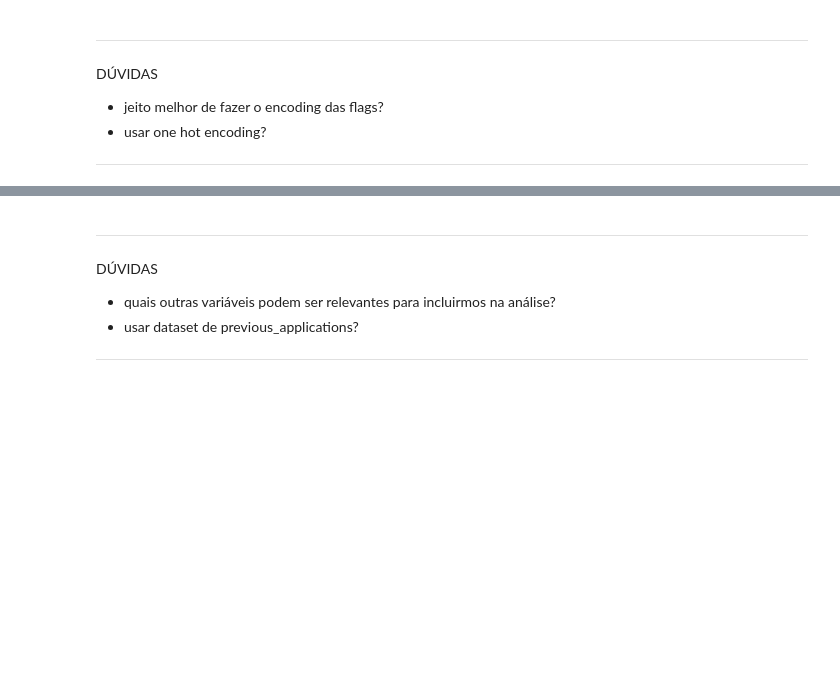
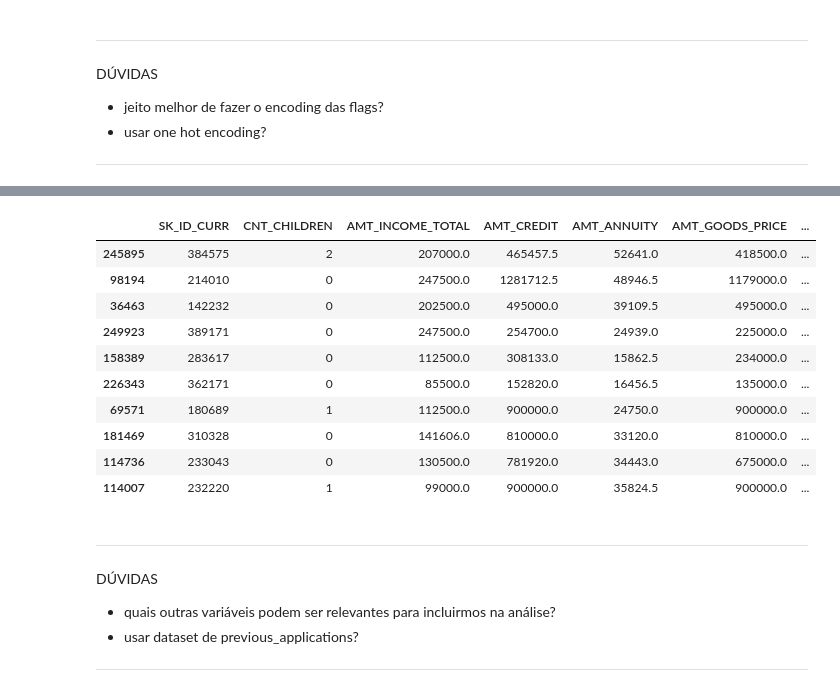
Before and after one commit to beatrizmie/Feature_Selection_Project, a Jupyter notebook: creditApprovalDataset.ipynb, the cells around one changed output, grey strips where cells are left out. Saved outputs shown, nothing was run; the diff lists cells and outputs as text; code cells hidden in the pictures; blank space fills up the shorter version.

```diff
--- a/creditApprovalDataset.ipynb
+++ b/creditApprovalDataset.ipynb
@@ -302,6 +318,10 @@ dtype: int64
 x_train['NAME_TYPE_SUITE'] = x_train['NAME_TYPE_SUITE'].fillna('Unaccompanied')
 x_train['EMERGENCYSTATE_MODE'] = x_train['EMERGENCYSTATE_MODE'].fillna('Undefined')
 x_train['OCCUPATION_TYPE'] = x_train['OCCUPATION_TYPE'].fillna('Other')
+
+x_test['NAME_TYPE_SUITE'] = x_test['NAME_TYPE_SUITE'].fillna('Unaccompanied')
+x_test['EMERGENCYSTATE_MODE'] = x_test['EMERGENCYSTATE_MODE'].fillna('Undefined')
+x_test['OCCUPATION_TYPE'] = x_test['OCCUPATION_TYPE'].fillna('Other')
 # %%
 x_train.isnull().any()
 # %% [output]
@@ -382,3 +403,21 @@ x_train.head(10)
+# %%
+for column in categoricas:
+    x_test["{0}_CAT".format(column)] = LabelEncoder().fit_transform(x_test[column])
+    x_test = x_test.drop(columns = column, axis=1)
+
+x_test.head(10)
+# %% [output]
+|  | SK_ID_CURR | CNT_CHILDREN | AMT_INCOME_TOTAL | AMT_CREDIT | AMT_ANNUITY | AMT_GOODS_PRICE | ... |
+| 245895 | 384575 | 2 | 207000.0 | 465457.5 | 52641.0 | 418500.0 | ... |
+| 98194 | 214010 | 0 | 247500.0 | 1281712.5 | 48946.5 | 1179000.0 | ... |
+| 36463 | 142232 | 0 | 202500.0 | 495000.0 | 39109.5 | 495000.0 | ... |
+| 249923 | 389171 | 0 | 247500.0 | 254700.0 | 24939.0 | 225000.0 | ... |
+| 158389 | 283617 | 0 | 112500.0 | 308133.0 | 15862.5 | 234000.0 | ... |
+| 226343 | 362171 | 0 | 85500.0 | 152820.0 | 16456.5 | 135000.0 | ... |
+| 69571 | 180689 | 1 | 112500.0 | 900000.0 | 24750.0 | 900000.0 | ... |
+| 181469 | 310328 | 0 | 141606.0 | 810000.0 | 33120.0 | 810000.0 | ... |
+| 114736 | 233043 | 0 | 130500.0 | 781920.0 | 34443.0 | 675000.0 | ... |
+| 114007 | 232220 | 1 | 99000.0 | 900000.0 | 35824.5 | 900000.0 | ... |
 # %% [markdown]
 --------------------------------------------------------------------------------------------------------------------------------
 
```
Also changed, not shown: parts of 23 cells of this notebook, 7 other files.
